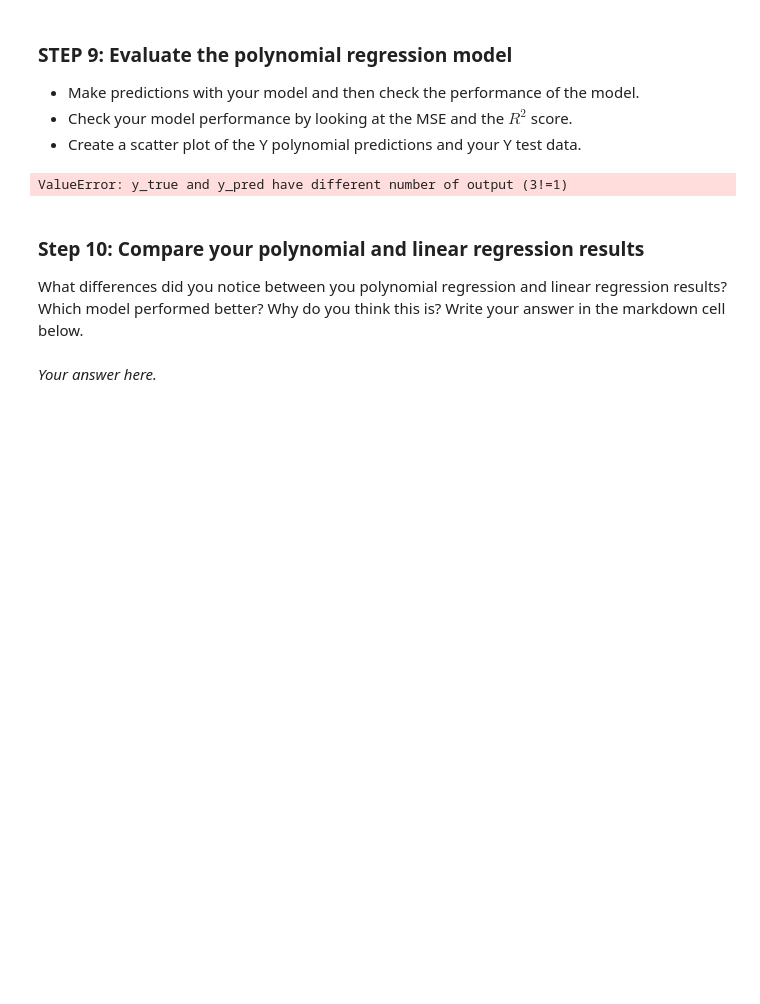
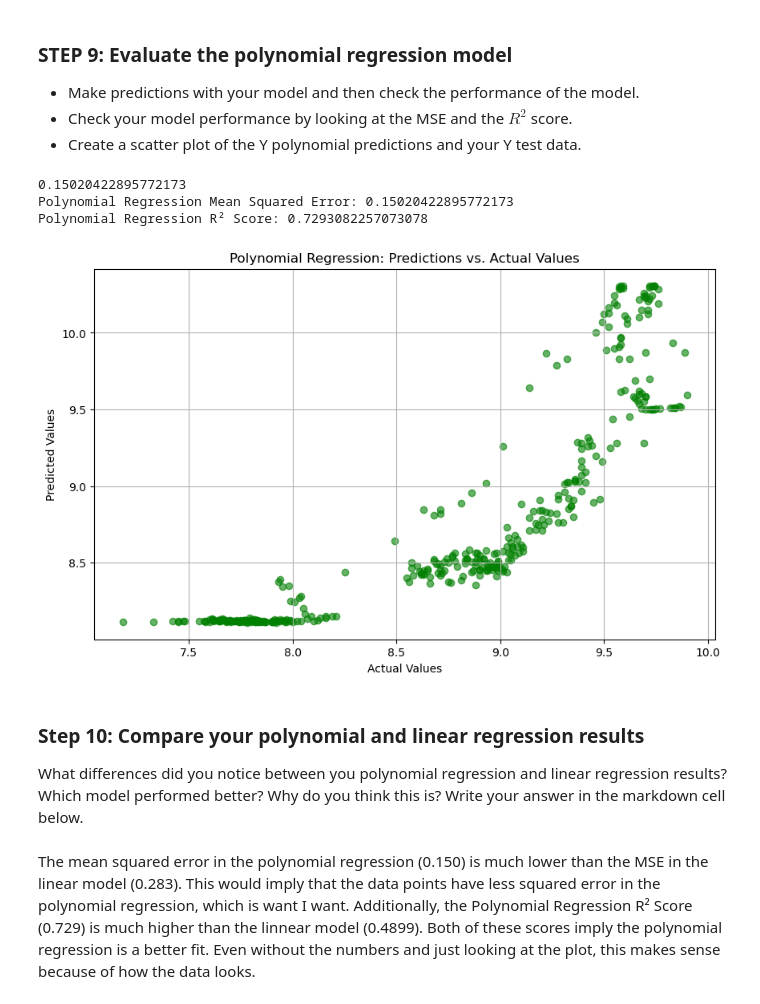
Before and after one commit to Aoverbye/EDS232-labs, a Jupyter notebook: Week1/Lab1-hurricane.ipynb, the cells around one changed output. Cells and saved outputs as stored; diff of their text form; code cells hidden in the pictures; blank space fills up the shorter version.

```diff
--- a/Week1/Lab1-hurricane.ipynb
+++ b/Week1/Lab1-hurricane.ipynb
@@ -229,22 +263,32 @@ LinearRegression()
 - Create a scatter plot of the Y polynomial predictions and your Y test data.
 # %%
 # Make predictions using the polynomial model
-Y_poly_pred = model.predict(X_poly_train)
+Y_poly_pred = model.predict(X_poly_test)
 #print(Y_poly_pred)
+
 # Calculate evaluation metrics using scikit-learn's mean_squared_error and r2_score
-poly_mse = mean_squared_error(X_poly_train, Y_poly_pred)
+poly_mse = mean_squared_error(Y_test, Y_poly_pred)
 print(poly_mse)
-poly_r2 = r2_score(X_poly_train, Y_poly_pred)
+poly_r2 = r2_score(Y_test, Y_poly_pred)
 
 print(f"Polynomial Regression Mean Squared Error: {poly_mse}")
 print(f"Polynomial Regression R² Score: {poly_r2}")
 
 # Plot predictions vs actual
+plt.figure(figsize=(10, 6))
+plt.scatter(Y_test, Y_poly_pred, alpha=0.5, color='green')
+plt.xlabel('Actual Values')
+plt.ylabel('Predicted Values')
+plt.title('Polynomial Regression: Predictions vs. Actual Values')
+plt.show()
 # %% [output]
-ValueError: y_true and y_pred have different number of output (3!=1)
+0.15020422895772173
+Polynomial Regression Mean Squared Error: 0.15020422895772173
+Polynomial Regression R² Score: 0.7293082257073078
+[figure, added]
 # %% [markdown]
 ### Step 10: Compare your polynomial and linear regression results
 
 What differences did you notice between you polynomial regression and linear regression results? Which model performed better? Why do you think this is? Write your answer in the markdown cell below.
 # %% [markdown]
-*Your answer here.*
+The mean squared error in the polynomial regression (0.150) is much lower than the MSE in the linear model (0.283). This would imply that the data points have less squared error in the polynomial regression, which is want I want. Additionally, the Polynomial Regression R² Score (0.729) is much higher than the linnear model (0.4899). Both of these scores imply the polynomial regression is a better fit. Even without the numbers and just looking at the plot, this makes sense because of how the data looks.
```
Also changed, not shown: parts of 15 cells of this notebook.
